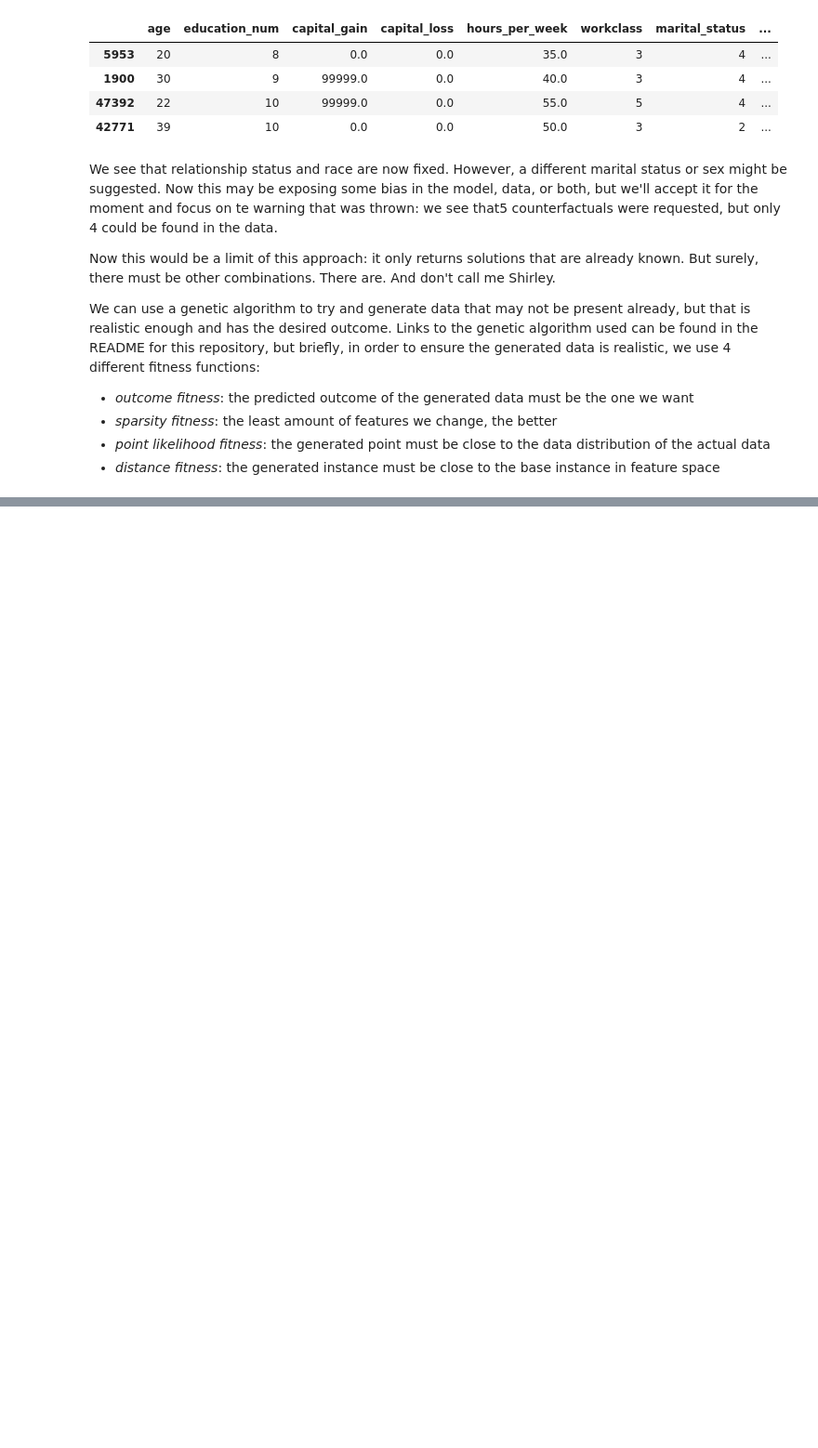
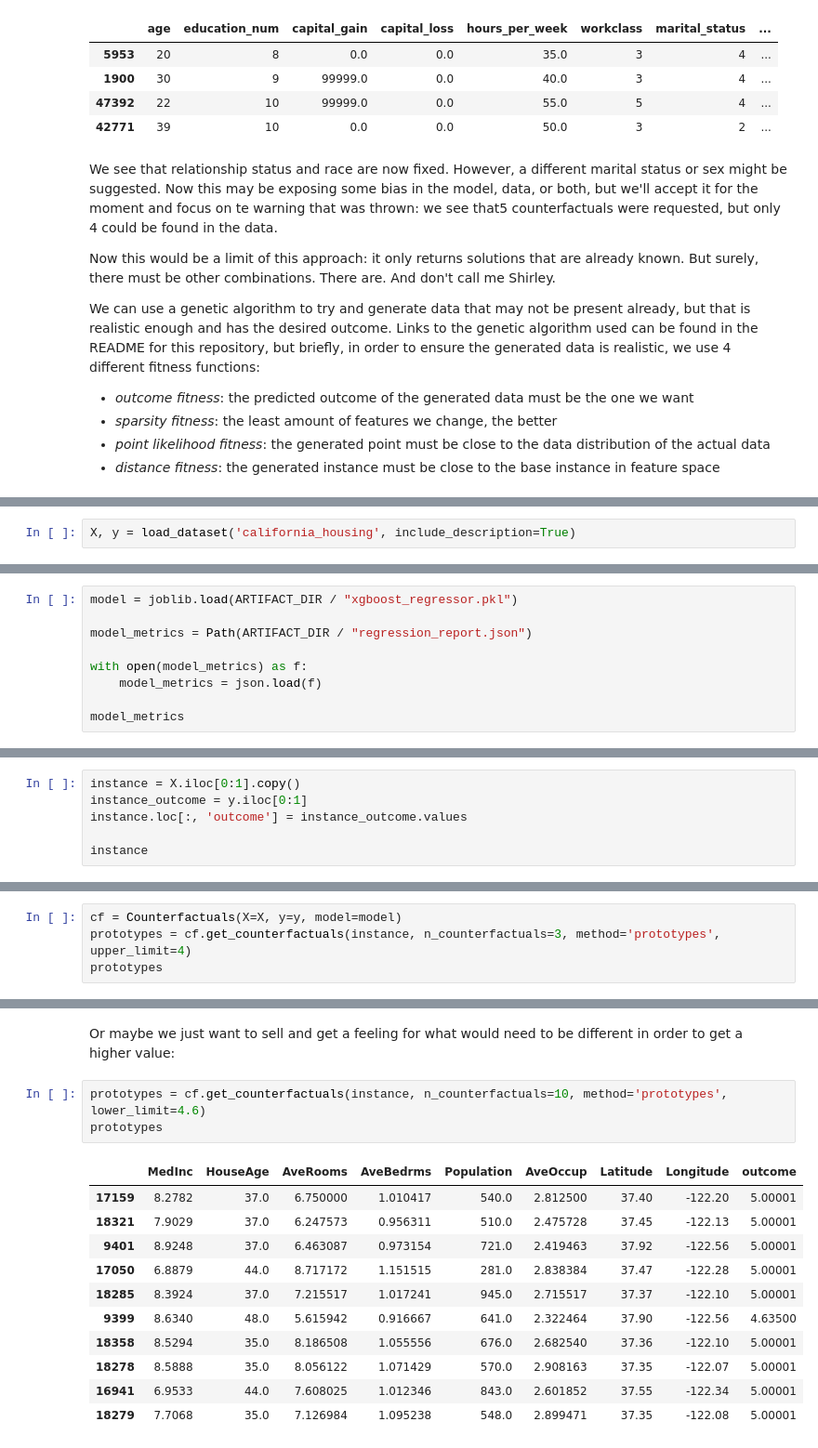
Before and after one commit to PaoloFantine/counterfactuals, a Jupyter notebook: notebooks/basic_demo.ipynb, the cells around one changed output, grey strips where cells are left out. Shown: that part at 93% size. Drawn from its saved outputs; the diff is of its cells as text; blank space fills up the shorter version.

```diff
--- a/notebooks/classification_demo.ipynb
+++ b/notebooks/basic_demo.ipynb
@@ -215,0 +227,2 @@ prototypes
+# %%
+X, y = load_dataset('california_housing', include_description=True)
@@ -215,0 +257,9 @@ prototypes
+# %%
+model = joblib.load(ARTIFACT_DIR / "xgboost_regressor.pkl")
+
+model_metrics = Path(ARTIFACT_DIR / "regression_report.json")
+
+with open(model_metrics) as f:
+    model_metrics = json.load(f)
+
+model_metrics
@@ -215,0 +274,6 @@ prototypes
+# %%
+instance = X.iloc[0:1].copy()
+instance_outcome = y.iloc[0:1]
+instance.loc[:, 'outcome'] = instance_outcome.values
+
+instance
@@ -215,0 +285,4 @@ prototypes
+# %%
+cf = Counterfactuals(X=X, y=y, model=model)
+prototypes = cf.get_counterfactuals(instance, n_counterfactuals=3, method='prototypes', upper_limit=4)
+prototypes
@@ -215,0 +307,17 @@ prototypes
+# %% [markdown]
+Or maybe we just want to sell and get a feeling for what would need to be different in order to get a higher value:
+# %%
+prototypes = cf.get_counterfactuals(instance, n_counterfactuals=10, method='prototypes', lower_limit=4.6)
+prototypes
+# %% [output]
+|  | MedInc | HouseAge | AveRooms | AveBedrms | Population | AveOccup | Latitude | Longitude | outcome |
+| 17159 | 8.2782 | 37.0 | 6.750000 | 1.010417 | 540.0 | 2.812500 | 37.40 | -122.20 | 5.00001 |
+| 18321 | 7.9029 | 37.0 | 6.247573 | 0.956311 | 510.0 | 2.475728 | 37.45 | -122.13 | 5.00001 |
+| 9401 | 8.9248 | 37.0 | 6.463087 | 0.973154 | 721.0 | 2.419463 | 37.92 | -122.56 | 5.00001 |
+| 17050 | 6.8879 | 44.0 | 8.717172 | 1.151515 | 281.0 | 2.838384 | 37.47 | -122.28 | 5.00001 |
+| 18285 | 8.3924 | 37.0 | 7.215517 | 1.017241 | 945.0 | 2.715517 | 37.37 | -122.10 | 5.00001 |
+| 9399 | 8.6340 | 48.0 | 5.615942 | 0.916667 | 641.0 | 2.322464 | 37.90 | -122.56 | 4.63500 |
+| 18358 | 8.5294 | 35.0 | 8.186508 | 1.055556 | 676.0 | 2.682540 | 37.36 | -122.10 | 5.00001 |
+| 18278 | 8.5888 | 35.0 | 8.056122 | 1.071429 | 570.0 | 2.908163 | 37.35 | -122.07 | 5.00001 |
+| 16941 | 6.9533 | 44.0 | 7.608025 | 1.012346 | 843.0 | 2.601852 | 37.55 | -122.34 | 5.00001 |
+| 18279 | 7.7068 | 35.0 | 7.126984 | 1.095238 | 548.0 | 2.899471 | 37.35 | -122.08 | 5.00001 |
```
Also changed, not shown: parts of 21 cells of this notebook, 2 other files.
